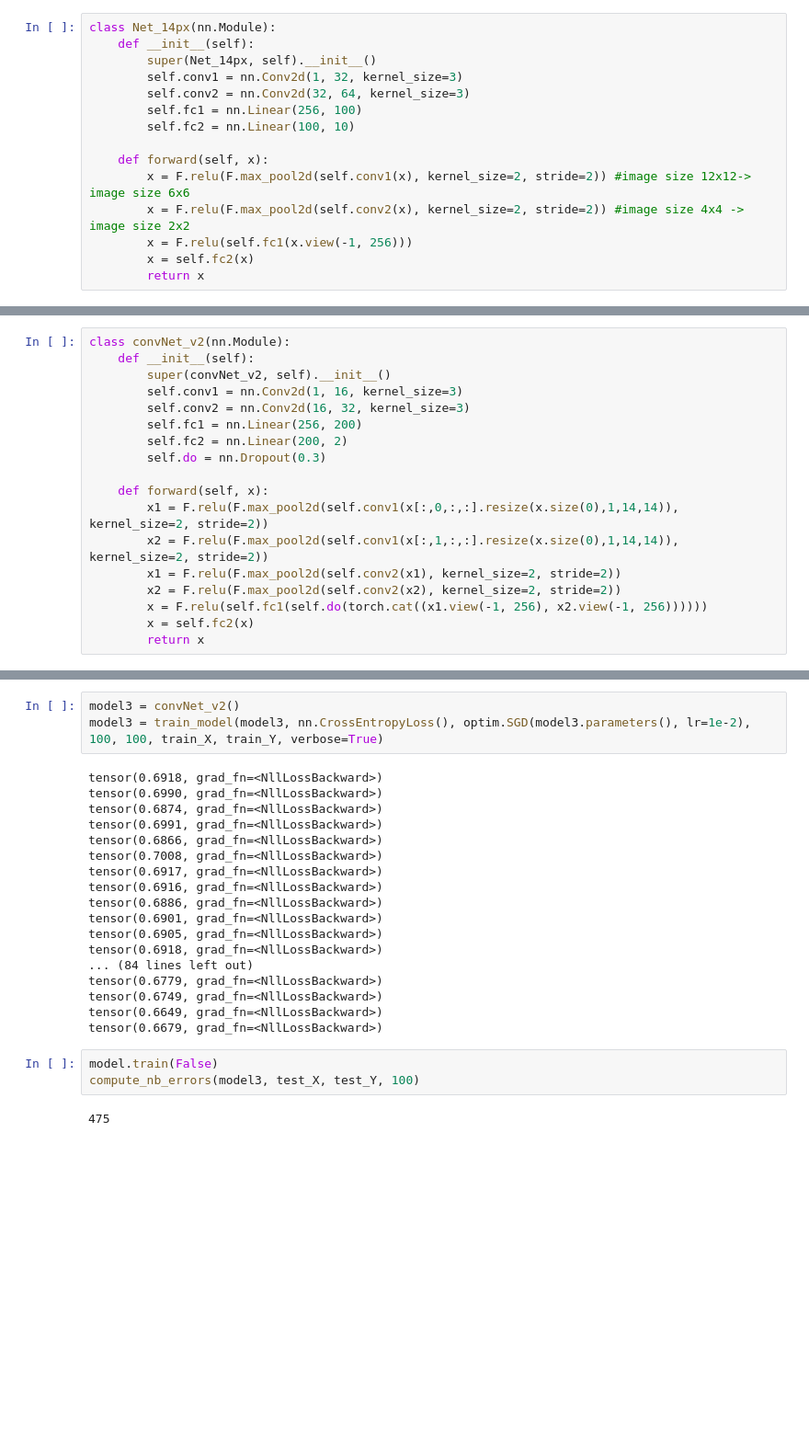
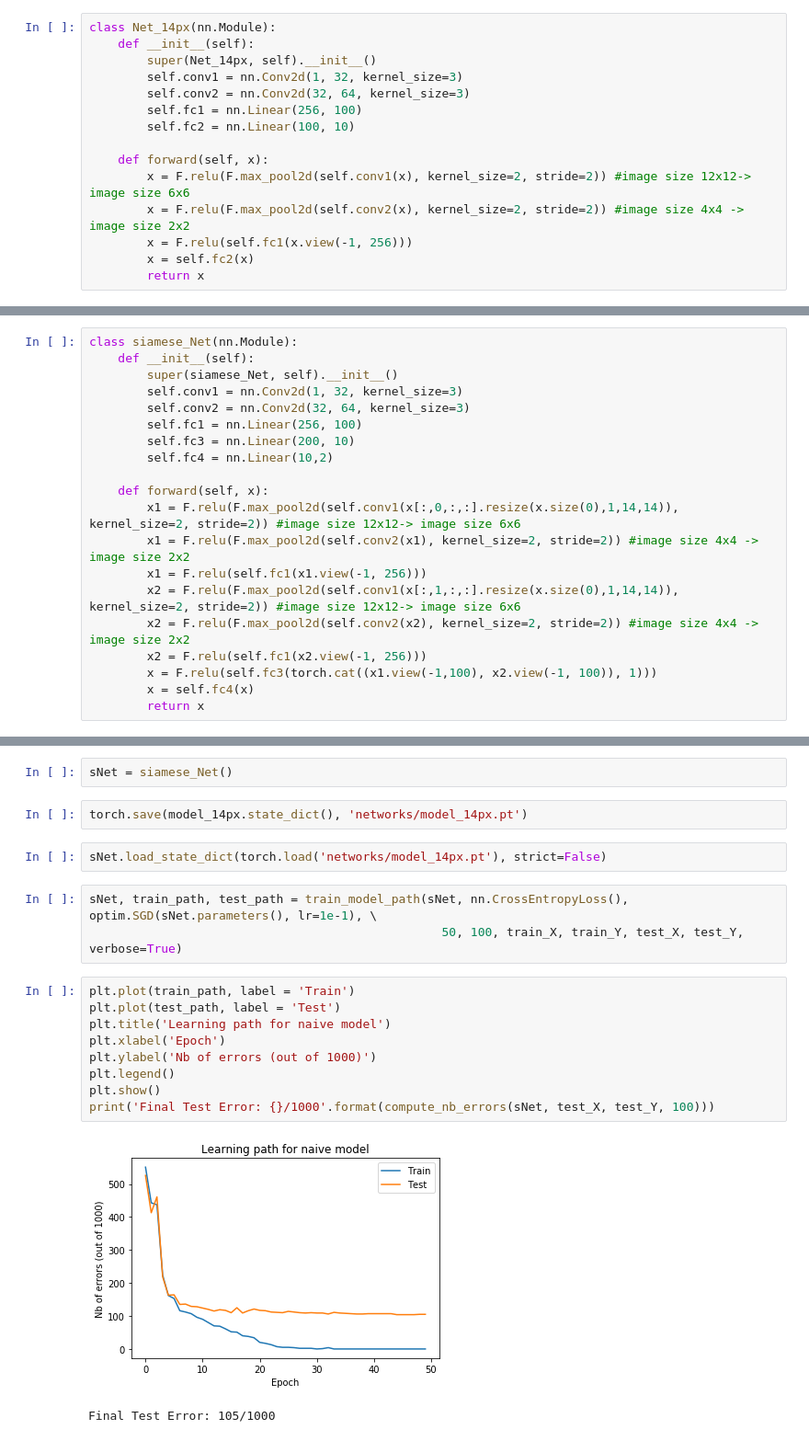
Before and after one commit to yvesrychener/Deep_Learning_Mnist, a Jupyter notebook: Yves.ipynb, the cells around one changed output, grey strips where cells are left out. Shown at 92% size. Drawn from its saved outputs; the diff is of its cells as text; blank space fills up the shorter version.

```diff
--- a/Yves.ipynb
+++ b/Yves.ipynb
@@ -220,18 +193,20 @@ compute_nb_errors(model_14px, test_input_14px, test_target_14px, 100)
 # %%
-class convNet_v2(nn.Module):
+class siamese_Net(nn.Module):
     def __init__(self):
-        super(convNet_v2, self).__init__()
-        self.conv1 = nn.Conv2d(1, 16, kernel_size=3)
-        self.conv2 = nn.Conv2d(16, 32, kernel_size=3)
-        self.fc1 = nn.Linear(256, 200)
-        self.fc2 = nn.Linear(200, 2)
-        self.do = nn.Dropout(0.3)
+        super(siamese_Net, self).__init__()
+        self.conv1 = nn.Conv2d(1, 32, kernel_size=3)
+        self.conv2 = nn.Conv2d(32, 64, kernel_size=3)
+        self.fc1 = nn.Linear(256, 100)
+        self.fc3 = nn.Linear(200, 10)
+        self.fc4 = nn.Linear(10,2)
 
     def forward(self, x):
-        x1 = F.relu(F.max_pool2d(self.conv1(x[:,0,:,:].resize(x.size(0),1,14,14)), kernel_size=2, stride=2))
-        x2 = F.relu(F.max_pool2d(self.conv1(x[:,1,:,:].resize(x.size(0),1,14,14)), kernel_size=2, stride=2))
-        x1 = F.relu(F.max_pool2d(self.conv2(x1), kernel_size=2, stride=2))
-        x2 = F.relu(F.max_pool2d(self.conv2(x2), kernel_size=2, stride=2))
-        x = F.relu(self.fc1(self.do(torch.cat((x1.view(-1, 256), x2.view(-1, 256))))))
-        x = self.fc2(x)
+        x1 = F.relu(F.max_pool2d(self.conv1(x[:,0,:,:].resize(x.size(0),1,14,14)), kernel_size=2, stride=2)) #image size 12x12-> image size 6x6
+        x1 = F.relu(F.max_pool2d(self.conv2(x1), kernel_size=2, stride=2)) #image size 4x4 -> image size 2x2
+        x1 = F.relu(self.fc1(x1.view(-1, 256)))
+        x2 = F.relu(F.max_pool2d(self.conv1(x[:,1,:,:].resize(x.size(0),1,14,14)), kernel_size=2, stride=2)) #image size 12x12-> image size 6x6
+        x2 = F.relu(F.max_pool2d(self.conv2(x2), kernel_size=2, stride=2)) #image size 4x4 -> image size 2x2
+        x2 = F.relu(self.fc1(x2.view(-1, 256)))
+        x = F.relu(self.fc3(torch.cat((x1.view(-1,100), x2.view(-1, 100)), 1)))
+        x = self.fc4(x)
         return x
@@ -242,26 +213,21 @@ torch.Size([2000, 1, 14, 14])
+# %%
+sNet = siamese_Net()
+# %%
+torch.save(model_14px.state_dict(), 'networks/model_14px.pt')
+# %%
+sNet.load_state_dict(torch.load('networks/model_14px.pt'), strict=False)
 # %%
-model3 = convNet_v2()
-model3 = train_model(model3, nn.CrossEntropyLoss(), optim.SGD(model3.parameters(), lr=1e-2), 100, 100, train_X, train_Y, verbose=True)
+sNet, train_path, test_path = train_model_path(sNet, nn.CrossEntropyLoss(), optim.SGD(sNet.parameters(), lr=1e-1), \
+                                                 50, 100, train_X, train_Y, test_X, test_Y, verbose=True)
-# %% [output]
-tensor(0.6918, grad_fn=<NllLossBackward>)
-tensor(0.6990, grad_fn=<NllLossBackward>)
-tensor(0.6874, grad_fn=<NllLossBackward>)
-tensor(0.6991, grad_fn=<NllLossBackward>)
-tensor(0.6866, grad_fn=<NllLossBackward>)
-tensor(0.7008, grad_fn=<NllLossBackward>)
-tensor(0.6917, grad_fn=<NllLossBackward>)
-tensor(0.6916, grad_fn=<NllLossBackward>)
-tensor(0.6886, grad_fn=<NllLossBackward>)
-tensor(0.6901, grad_fn=<NllLossBackward>)
-tensor(0.6905, grad_fn=<NllLossBackward>)
-tensor(0.6918, grad_fn=<NllLossBackward>)
-... (84 lines left out)
-tensor(0.6779, grad_fn=<NllLossBackward>)
-tensor(0.6749, grad_fn=<NllLossBackward>)
-tensor(0.6649, grad_fn=<NllLossBackward>)
-tensor(0.6679, grad_fn=<NllLossBackward>)
-# %%
-model.train(False)
-compute_nb_errors(model3, test_X, test_Y, 100)
-# %% [output]
-475
+# %%
+plt.plot(train_path, label = 'Train')
+plt.plot(test_path, label = 'Test')
+plt.title('Learning path for naive model')
+plt.xlabel('Epoch')
+plt.ylabel('Nb of errors (out of 1000)')
+plt.legend()
+plt.show()
+print('Final Test Error: {}/1000'.format(compute_nb_errors(sNet, test_X, test_Y, 100)))
+# %% [output]
+[figure, added]
+Final Test Error: 105/1000
```
Also changed, not shown: parts of 15 cells of this notebook, 1 other file.
